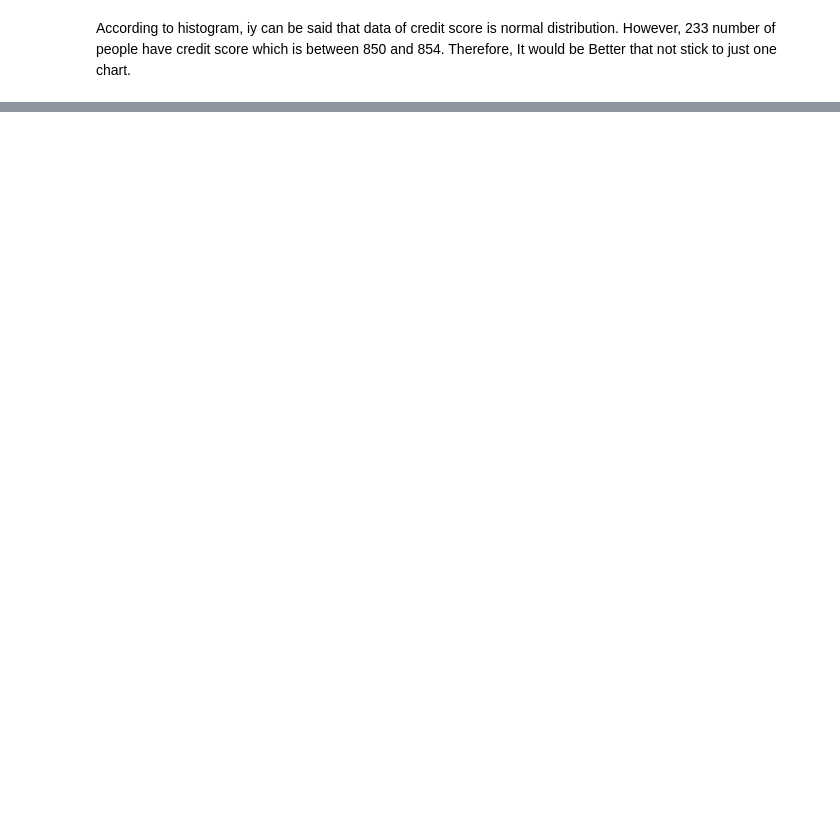
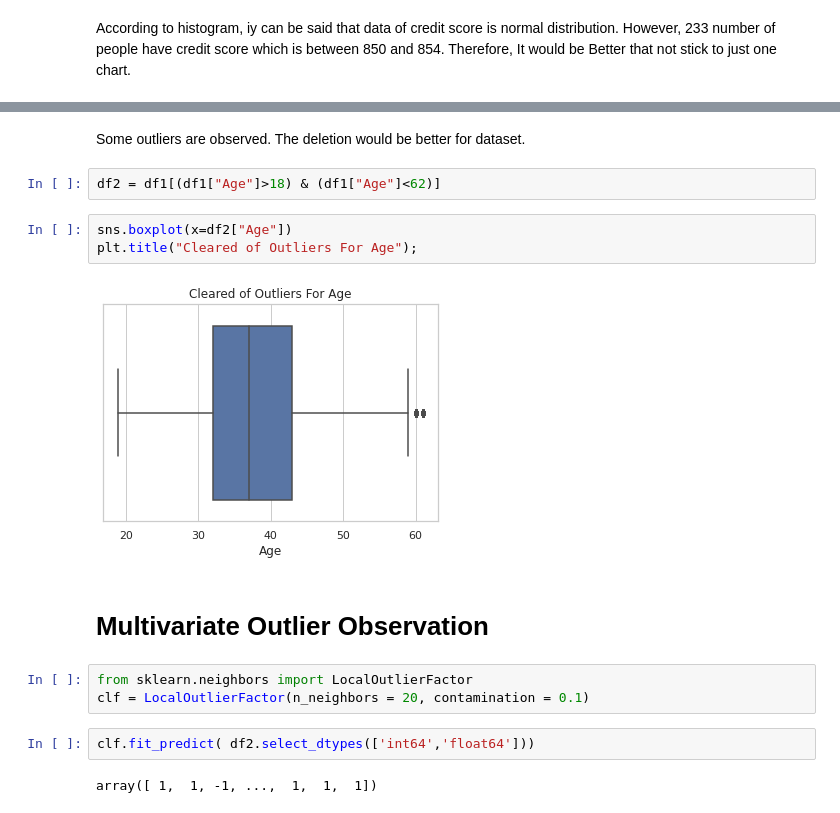
Before and after one commit to OnurTekerekoglu/BankCustomer_Churn, a Jupyter notebook: bank-custumer-churn.ipynb, the cells around one changed output, grey strips where cells are left out. Saved outputs shown, nothing was run; the diff lists cells and outputs as text; blank space fills up the shorter version.

```diff
--- a/bank-custumer-churn.ipynb
+++ b/bank-custumer-churn.ipynb
@@ -171,0 +249,18 @@ Min=383
+# %% [markdown]
+Some outliers are observed. The deletion would be better for dataset.
+# %%
+df2 = df1[(df1["Age"]>18) & (df1["Age"]<62)]
+# %%
+sns.boxplot(x=df2["Age"])
+plt.title("Cleared of Outliers For Age");
+# %% [output]
+[figure, added]
+# %% [markdown]
+# Multivariate Outlier Observation
+# %%
+from sklearn.neighbors import LocalOutlierFactor
+clf = LocalOutlierFactor(n_neighbors = 20, contamination = 0.1)
+# %%
+clf.fit_predict( df2.select_dtypes(['int64','float64']))
+# %% [output]
+array([ 1,  1, -1, ...,  1,  1,  1])
```
Also changed, not shown: parts of 29 cells of this notebook.
